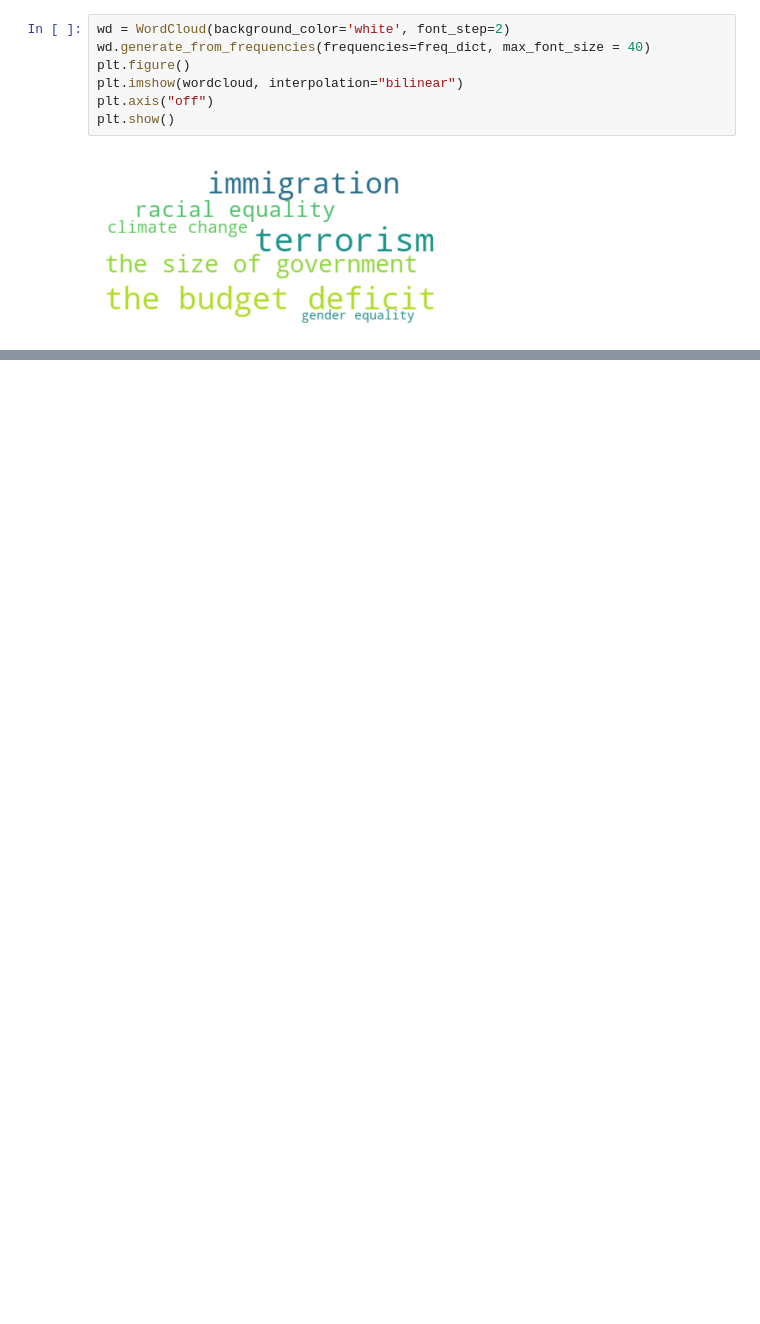
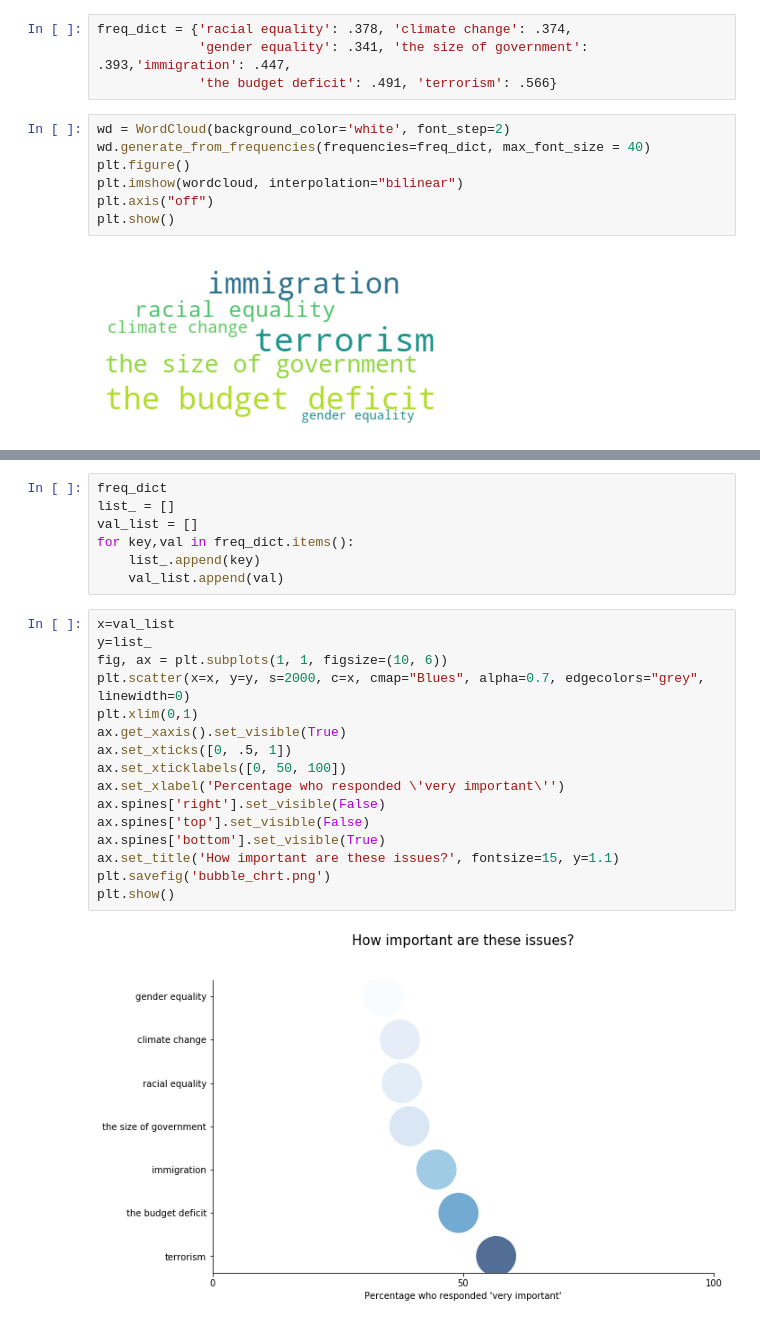
Before and after one commit to ali0003433/predict-by-issue-prioritization, a Jupyter notebook: notebooks/word-cloud.ipynb, the cells around one changed output, grey strips where cells are left out. Cells and saved outputs as stored; diff of their text form; blank space fills up the shorter version.

Commit message:
Edit bubble chart

```diff
--- a/notebooks/word-cloud.ipynb
+++ b/notebooks/word-cloud.ipynb
@@ -66,4 +64,8 @@ freq_dict = {'immigration': .447 ,
              'gender equality': .341}
+# %%
+freq_dict = {'racial equality': .378, 'climate change': .374,
+             'gender equality': .341, 'the size of government': .393,'immigration': .447,
+             'the budget deficit': .491, 'terrorism': .566}
 # %%
 wd = WordCloud(background_color='white', font_step=2)
 wd.generate_from_frequencies(frequencies=freq_dict, max_font_size = 40)
@@ -86,0 +89,25 @@ wd.to_file("slctd_feats.png")
+# %%
+freq_dict
+list_ = []
+val_list = []
+for key,val in freq_dict.items():
+    list_.append(key)
+    val_list.append(val)
+# %%
+x=val_list
+y=list_
+fig, ax = plt.subplots(1, 1, figsize=(10, 6))
+plt.scatter(x=x, y=y, s=2000, c=x, cmap="Blues", alpha=0.7, edgecolors="grey", linewidth=0)
+plt.xlim(0,1)
+ax.get_xaxis().set_visible(True)
+ax.set_xticks([0, .5, 1])
+ax.set_xticklabels([0, 50, 100])
+ax.set_xlabel('Percentage who responded \'very important\'')
+ax.spines['right'].set_visible(False)
+ax.spines['top'].set_visible(False)
+ax.spines['bottom'].set_visible(True)
+ax.set_title('How important are these issues?', fontsize=15, y=1.1)
+plt.savefig('bubble_chrt.png')
+plt.show()
+# %% [output]
+[figure, added]
```
Also changed, not shown: parts of 3 cells of this notebook, 3 other files.
